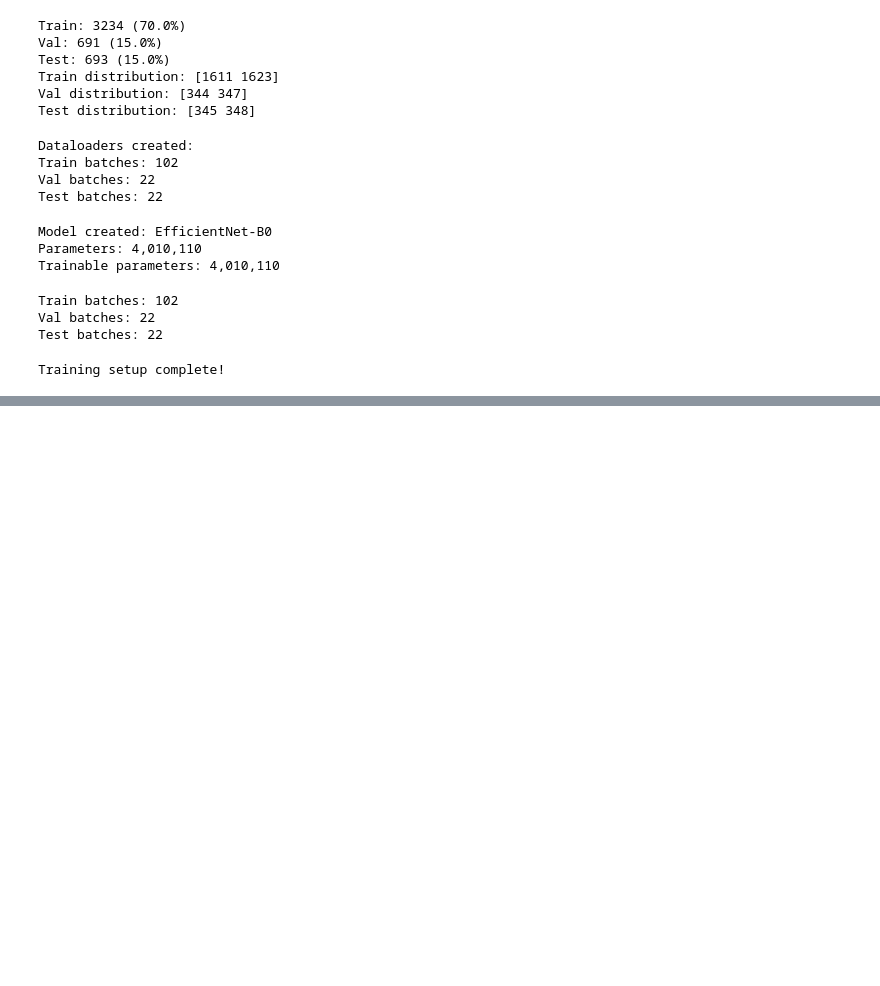
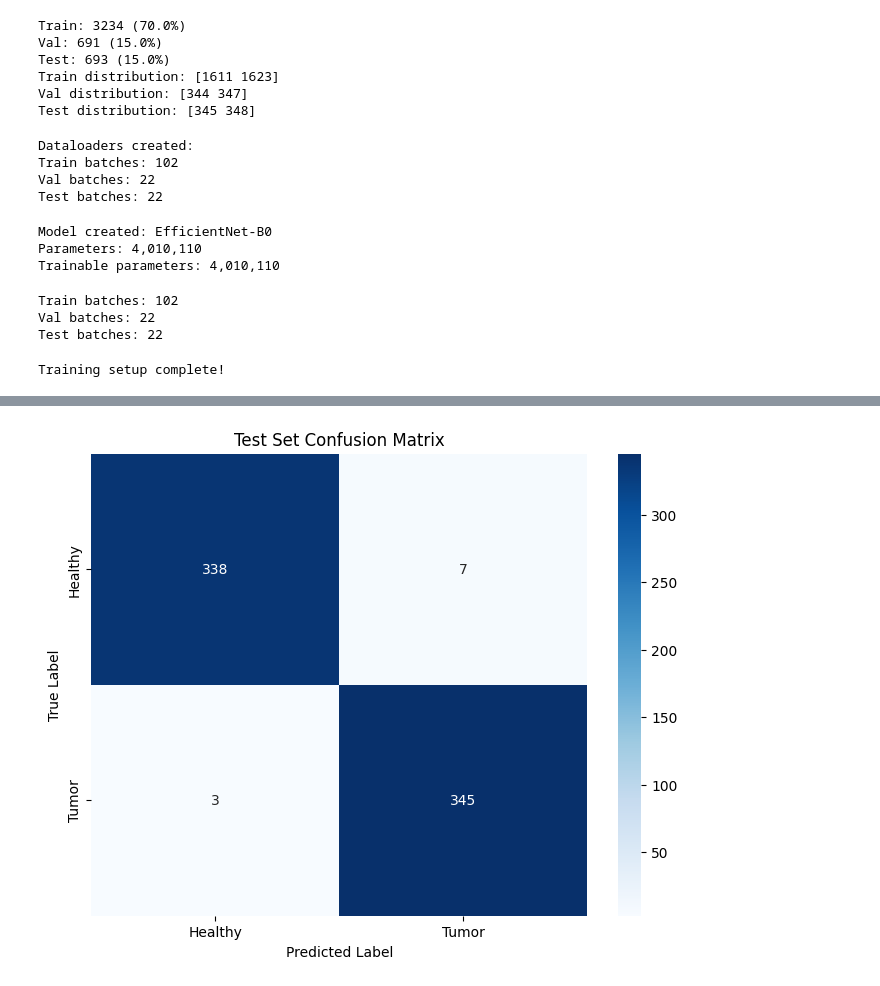
Before and after one commit to RajwatSingh/Cantor-Dust-Challenge, a Jupyter notebook: notebooks/model_training.ipynb, the cells around one changed output, grey strips where cells are left out. Drawn from its saved outputs; the diff is of its cells as text; code cells hidden in the pictures; blank space fills up the shorter version.

```diff
--- a/notebooks/model_training.ipynb
+++ b/notebooks/model_training.ipynb
@@ -370,0 +321,32 @@ Epoch 12/15
+# %%
+# Evaluate on test set - ONLY RUN ONCE!
+checkpoint = torch.load('../models/best_model.pth')
+model.load_state_dict(checkpoint['model_state_dict'])
+
+model.eval()
+all_preds = []
+all_labels = []
+all_probs = []
+
+with torch.no_grad():
+    for images, labels in tqdm(test_loader, desc='Testing'):
+        images = images.to(device)
+        outputs = model(images)
+        probs = torch.softmax(outputs, dim=1)
+        _, predicted = outputs.max(1)
+
+        all_preds.extend(predicted.cpu().numpy())
+        all_labels.extend(labels.numpy())
+        all_probs.extend(probs[:, 1].cpu().numpy())
+
+# Calculate required metrics [1]
+from sklearn.metrics import classification_report, confusion_matrix, roc_auc_score
+
+print("Classification Report:")
+print(classification_report(all_labels, all_preds, target_names=['Healthy', 'Tumor']))
+
+print("\nConfusion Matrix:")
+cm = confusion_matrix(all_labels, all_preds)
+print(cm)
+
+print(f"\nROC-AUC Score: {roc_auc_score(all_labels, all_probs):.4f}")
@@ -370,0 +388,12 @@ Epoch 12/15
+# %%
+plt.figure(figsize=(8, 6))
+sns.heatmap(cm, annot=True, fmt='d', cmap='Blues',
+            xticklabels=['Healthy', 'Tumor'],
+            yticklabels=['Healthy', 'Tumor'])
+plt.ylabel('True Label')
+plt.xlabel('Predicted Label')
+plt.title('Test Set Confusion Matrix')
+plt.savefig('../models/test_confusion_matrix.png')
+plt.show()
+# %% [output]
+[figure, added]
```
Also changed, not shown: parts of 5 cells of this notebook, 35 other files.
